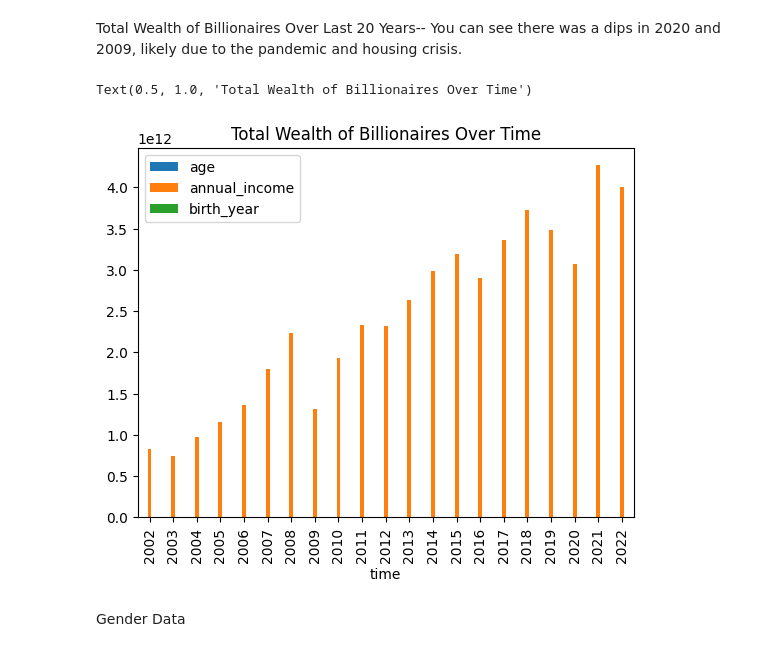
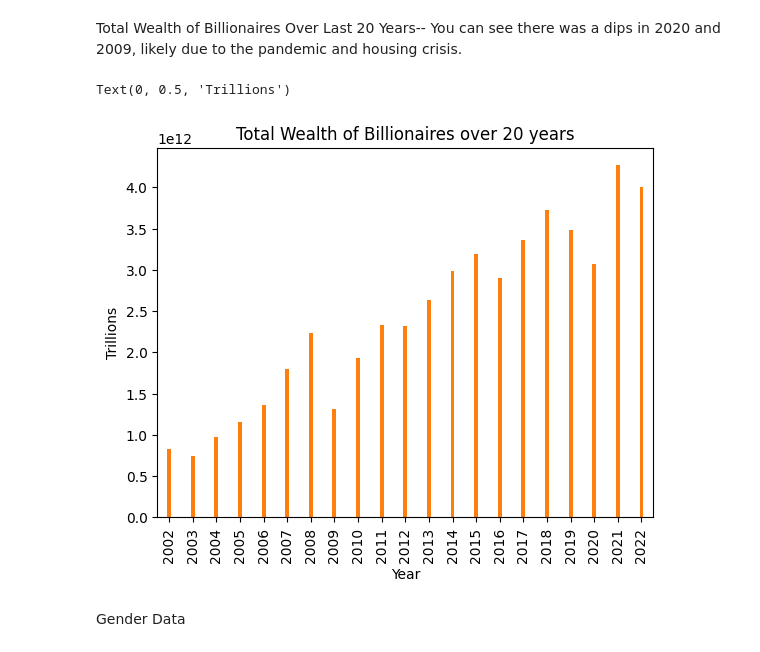
Before and after one commit to thealura/project_billionaires, a Jupyter notebook: PROJECT_1.ipynb, the cells around one changed output. Drawn from its saved outputs; the diff is of its cells as text; code cells hidden in the pictures.

```diff
--- a/PROJECT_1.ipynb
+++ b/PROJECT_1.ipynb
@@ -171,3 +106,7 @@ Data columns (total 12 columns):
 dtypes: int64(4), object(8)
 memory usage: 32.3+ MB
 None
+# %%
+#clean gender info
+df['gender'] = df['gender'].replace(['M','F','M;F'],['Male', 'Female', 'Unknown'])
+df.head(3)
@@ -257,14 +212,14 @@ You can see there was a dips in 2020 and 2009, likely due to the pandemic and ho
 # %%
 #filter data by years
 yearly_total = df.groupby(['time']).sum()
 #plot
-yearly_total.plot(kind='bar')
-plt.title("Total Wealth of Billionaires Over Time")
-#change x and y axis ticker increments
-#change legend and what's graphed
+yearly_total.plot(kind='bar', legend=None)
+plt.title("Total Wealth of Billionaires over 20 years")
+plt.xlabel('Year')
+plt.ylabel("Trillions")
 # %% [output]
-Text(0.5, 1.0, 'Total Wealth of Billionaires Over Time')
+Text(0, 0.5, 'Trillions')
-[figure, old version]
+[figure, new version]
 # %% [markdown]
 Gender Data
 # %%
```
Also changed, not shown: parts of 27 cells of this notebook.
